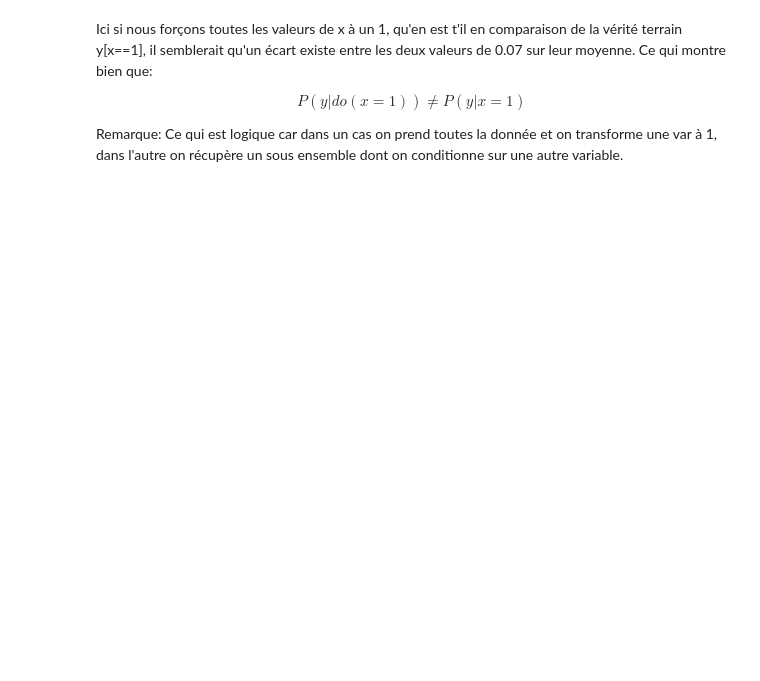
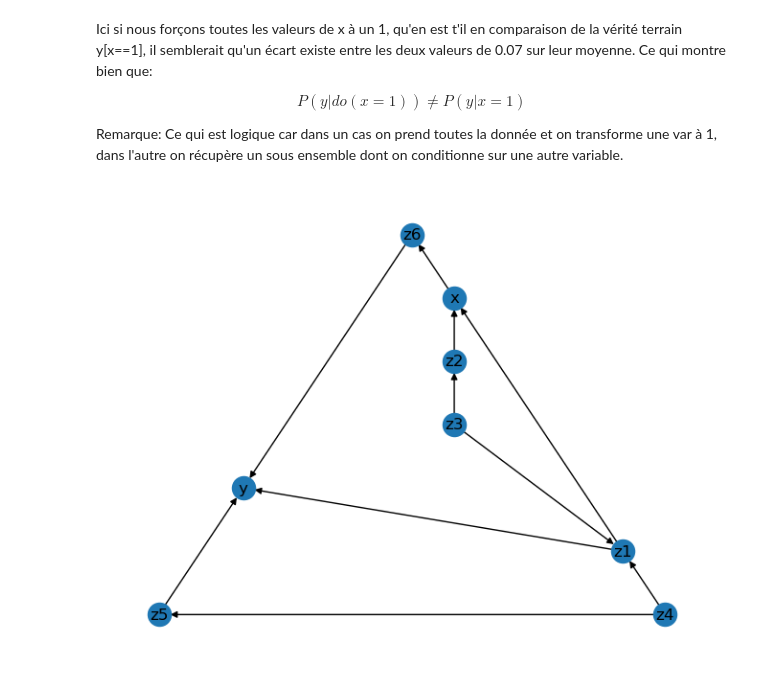
Before and after one commit to universmotion/course, a Jupyter notebook: graph/causal/1-intro.ipynb, the cells around one changed output. Saved outputs shown, nothing was run; the diff lists cells and outputs as text; code cells hidden in the pictures; blank space fills up the shorter version.

```diff
--- a/graph/causal/1-intro.ipynb
+++ b/graph/causal/1-intro.ipynb
@@ -406,3 +403,24 @@ Ici si nous forçons toutes les valeurs de x à un 1, qu'en est t'il en comparai
 $$ P(y|do(x=1)) \neq P(y|x=1) $$
 
 Remarque: Ce qui est logique car dans un cas on prend toutes la donnée et on transforme une var à 1, dans l'autre on récupère un sous ensemble dont on conditionne sur une autre variable.
+# %%
+g = nx.DiGraph(
+    [
+        ("z5", "y"),
+        ("z6", "y"),
+        ("z1", "y"),
+        ("x", "z6"),
+        ("z4", "z5"),
+        ("z3", "z2"),
+        ("z4", "z1"),
+        ("z3", "z1"),
+        ("z2", "x"),
+        ("z1", "x")
+    ]
+)
+
+all_paths = list(nx.all_simple_paths(g, source="x", target="y"))
+
+nx.draw_planar(g, with_labels=True)
+# %% [output]
+[figure, added]
```
Also changed, not shown: parts of 10 cells of this notebook, 2 other files.
